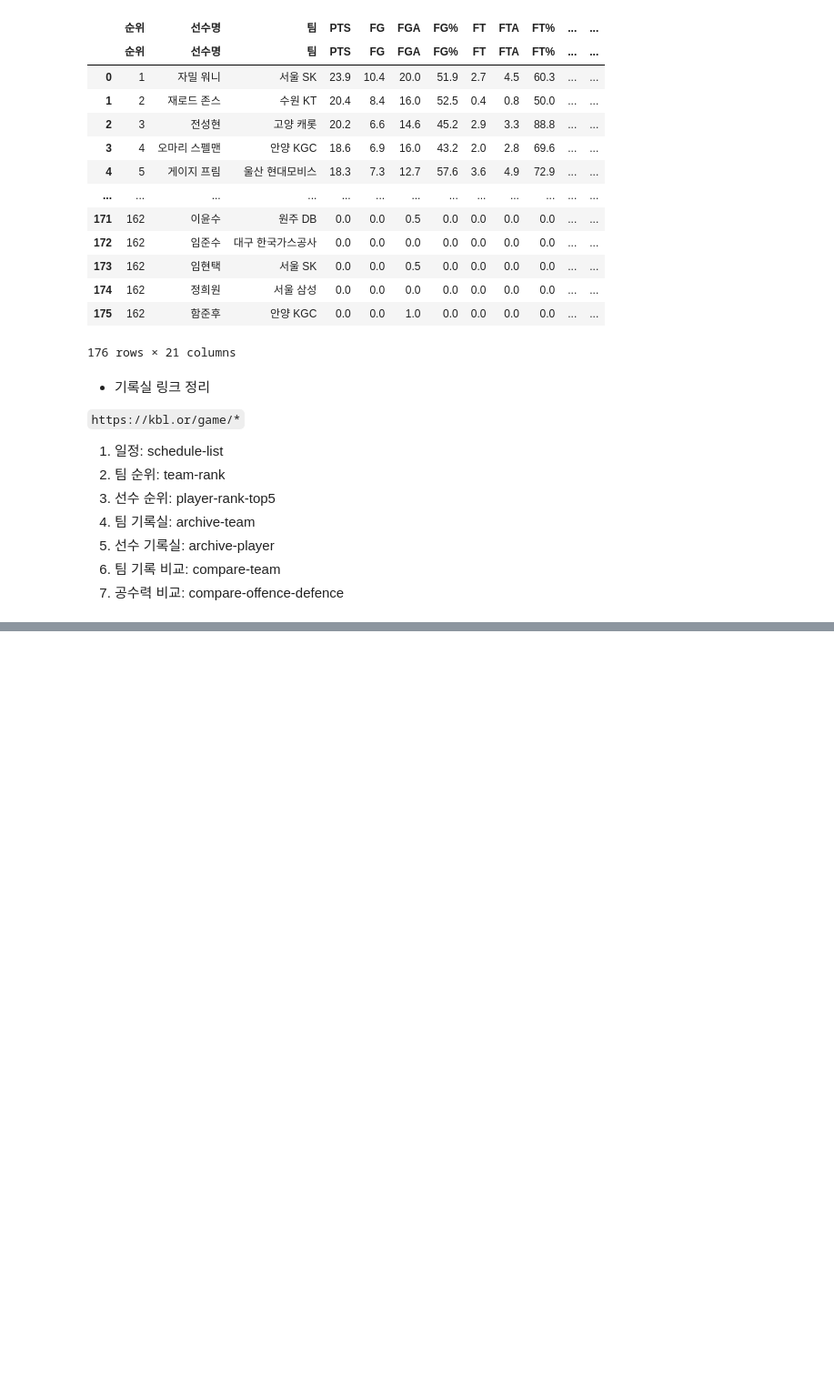
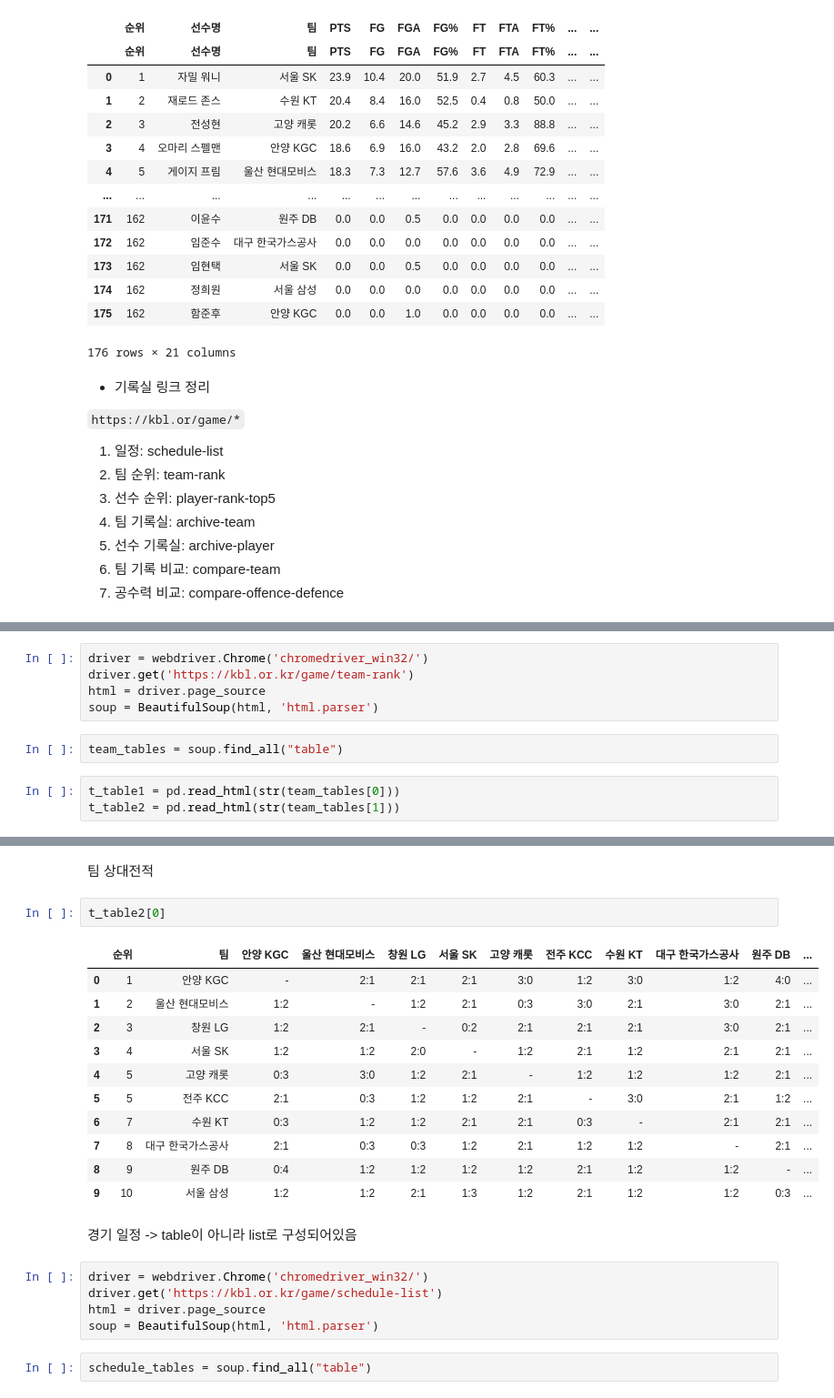
Before and after one commit to minD9it/2022-23_kbl_data_analysis, a Jupyter notebook: kbl_ticket.ipynb, the cells around one changed output, grey strips where cells are left out. Shown at 91% size. Saved outputs shown, nothing was run; the diff lists cells and outputs as text; blank space fills up the shorter version.

```diff
--- a/kbl_ticket.ipynb
+++ b/kbl_ticket.ipynb
@@ -303,0 +343,10 @@ table
+# %%
+driver = webdriver.Chrome('chromedriver_win32/')
+driver.get('https://kbl.or.kr/game/team-rank')
+html = driver.page_source
+soup = BeautifulSoup(html, 'html.parser')
+# %%
+team_tables = soup.find_all("table")
+# %%
+t_table1 = pd.read_html(str(team_tables[0]))
+t_table2 = pd.read_html(str(team_tables[1]))
@@ -303,0 +369,25 @@ table
+# %% [markdown]
+팀 상대전적
+# %%
+t_table2[0]
+# %% [output]
+|  | 순위 | 팀 | 안양 KGC | 울산 현대모비스 | 창원 LG | 서울 SK | 고양 캐롯 | 전주 KCC | 수원 KT | 대구 한국가스공사 | 원주 DB | ... |
+| 0 | 1 | 안양 KGC | - | 2:1 | 2:1 | 2:1 | 3:0 | 1:2 | 3:0 | 1:2 | 4:0 | ... |
+| 1 | 2 | 울산 현대모비스 | 1:2 | - | 1:2 | 2:1 | 0:3 | 3:0 | 2:1 | 3:0 | 2:1 | ... |
+| 2 | 3 | 창원 LG | 1:2 | 2:1 | - | 0:2 | 2:1 | 2:1 | 2:1 | 3:0 | 2:1 | ... |
+| 3 | 4 | 서울 SK | 1:2 | 1:2 | 2:0 | - | 1:2 | 2:1 | 1:2 | 2:1 | 2:1 | ... |
+| 4 | 5 | 고양 캐롯 | 0:3 | 3:0 | 1:2 | 2:1 | - | 1:2 | 1:2 | 1:2 | 2:1 | ... |
+| 5 | 5 | 전주 KCC | 2:1 | 0:3 | 1:2 | 1:2 | 2:1 | - | 3:0 | 2:1 | 1:2 | ... |
+| 6 | 7 | 수원 KT | 0:3 | 1:2 | 1:2 | 2:1 | 2:1 | 0:3 | - | 2:1 | 2:1 | ... |
+| 7 | 8 | 대구 한국가스공사 | 2:1 | 0:3 | 0:3 | 1:2 | 2:1 | 1:2 | 1:2 | - | 2:1 | ... |
+| 8 | 9 | 원주 DB | 0:4 | 1:2 | 1:2 | 1:2 | 1:2 | 2:1 | 1:2 | 1:2 | - | ... |
+| 9 | 10 | 서울 삼성 | 1:2 | 1:2 | 2:1 | 1:3 | 1:2 | 2:1 | 1:2 | 1:2 | 0:3 | ... |
+# %% [markdown]
+경기 일정 -> table이 아니라 list로 구성되어있음
+# %%
+driver = webdriver.Chrome('chromedriver_win32/')
+driver.get('https://kbl.or.kr/game/schedule-list')
+html = driver.page_source
+soup = BeautifulSoup(html, 'html.parser')
+# %%
+schedule_tables = soup.find_all("table")
```
Also changed, not shown: parts of 10 cells of this notebook.
